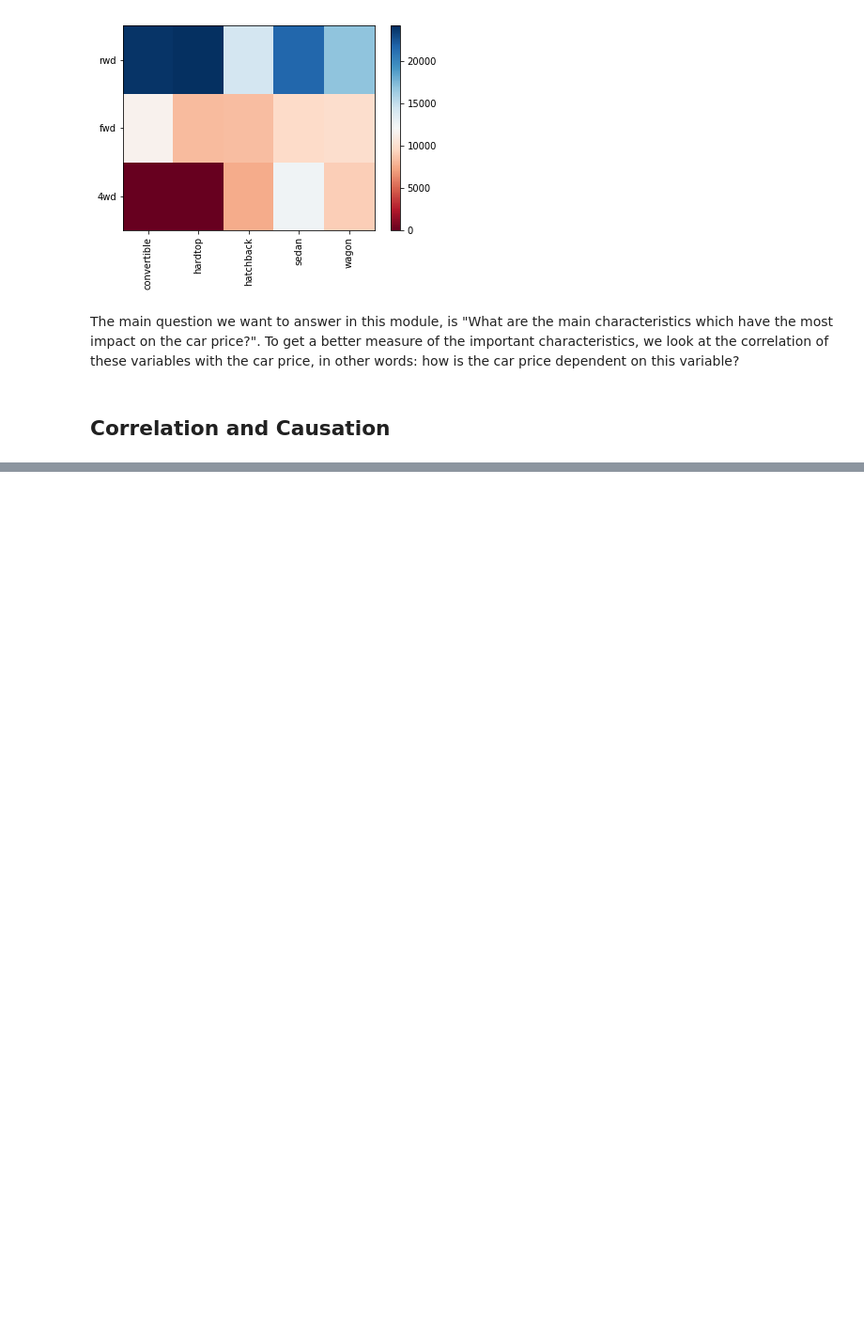
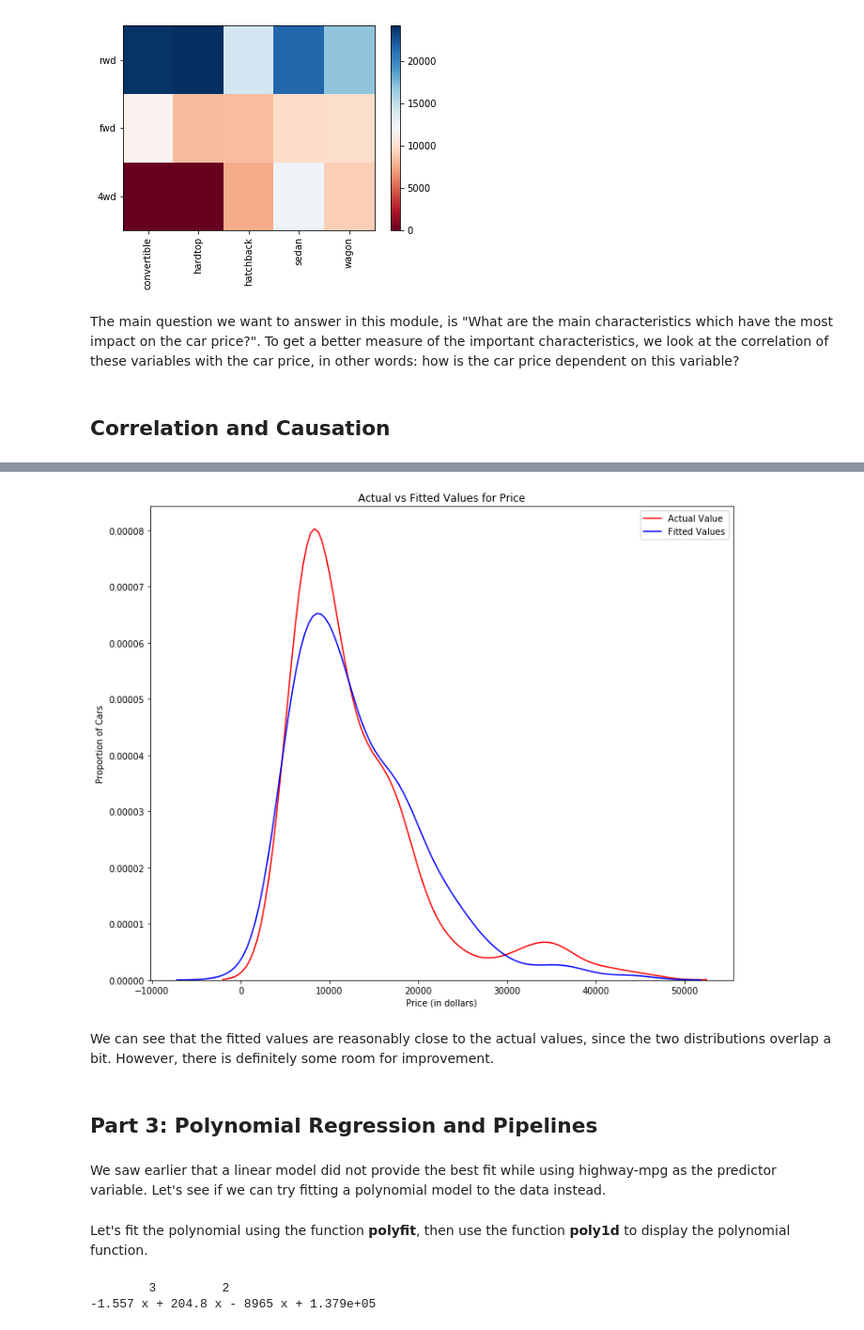
Before and after one commit to ebrahimzare/Machine-learning-Projects, a Jupyter notebook: Auto_Price_Predictiton.ipynb, the cells around one changed output, grey strips where cells are left out. Shown: that part at 94% size. Saved outputs shown, nothing was run; the diff lists cells and outputs as text; code cells hidden in the pictures; blank space fills up the shorter version.

```diff
--- a/Auto_Price_Predictiton.ipynb
+++ b/Auto_Price_Predictiton.ipynb
@@ -710,0 +948,2 @@ To get a better measure of the important characteristics, we look at the correla
+# %%
+lm.fit(X,Y)
@@ -710,0 +1066,22 @@ To get a better measure of the important characteristics, we look at the correla
+# %%
+plt.figure(figsize=(width, height))
+
+
+ax1 = sns.distplot(df['price'], hist=False, color="r", label="Actual Value")
+sns.distplot(Y_hat, hist=False, color="b", label="Fitted Values" , ax=ax1)
+
+
+plt.title('Actual vs Fitted Values for Price')
+plt.xlabel('Price (in dollars)')
+plt.ylabel('Proportion of Cars')
+
+plt.show()
+plt.close()
+# %% [output]
+[figure, added]
+# %% [markdown]
+<p>We can see that the fitted values are reasonably close to the actual values, since the two distributions overlap a bit. However, there is definitely some room for improvement.</p>
+# %% [markdown]
+<h2>Part 3: Polynomial Regression and Pipelines</h2>
+# %% [markdown]
+<p>We saw earlier that a linear model did not provide the best fit while using highway-mpg as the predictor variable. Let's see if we can try fitting a polynomial model to the data instead.</p>
@@ -710,0 +1106,10 @@ To get a better measure of the important characteristics, we look at the correla
+# %% [markdown]
+Let's fit the polynomial using the function <b>polyfit</b>, then use the function <b>poly1d</b> to display the polynomial function.
+# %%
+# Here we use a polynomial of the 3rd order (cubic)
+f = np.polyfit(x, y, 3)
+p = np.poly1d(f)
+print(p)
+# %% [output]
+        3         2
+-1.557 x + 204.8 x - 8965 x + 1.379e+05
```
Also changed, not shown: parts of 242 cells of this notebook.
